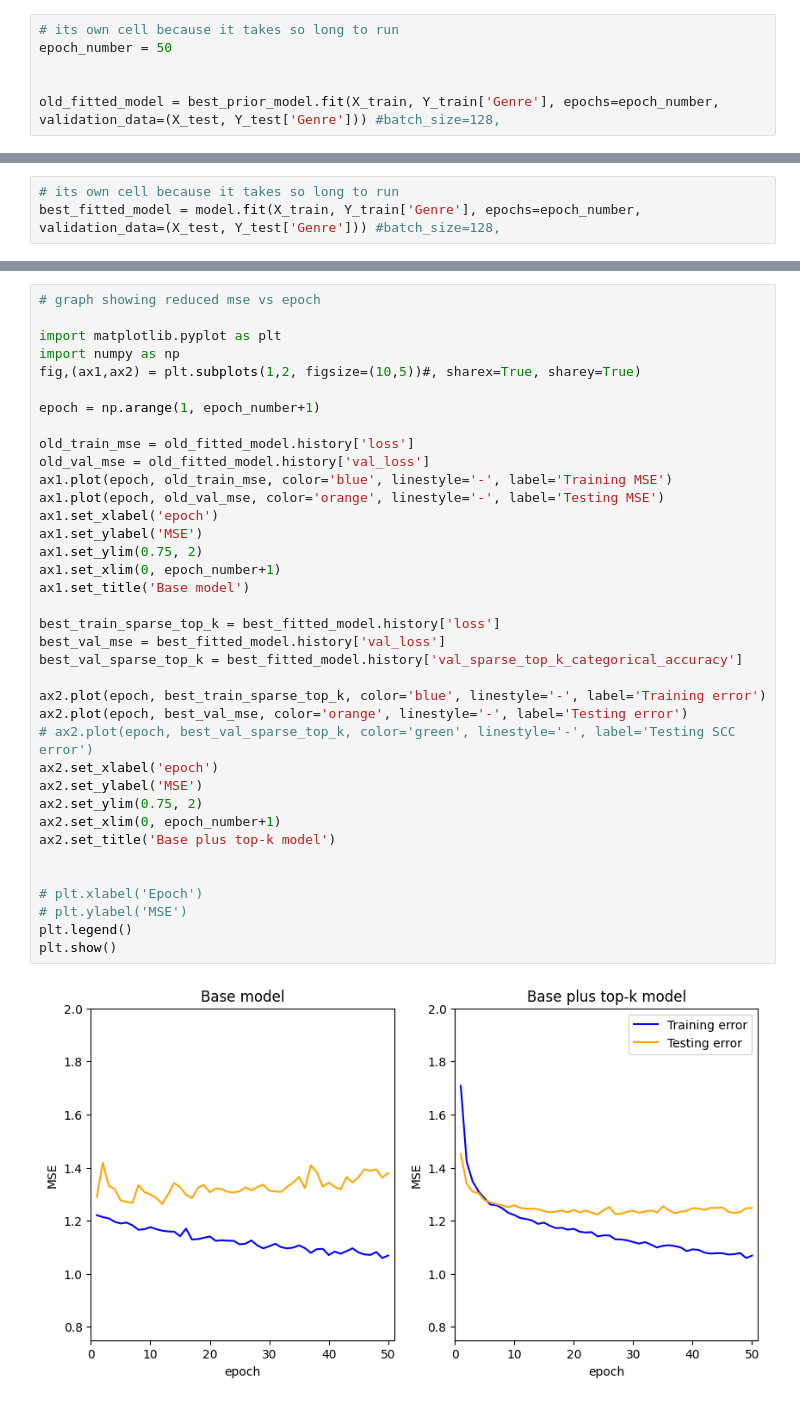
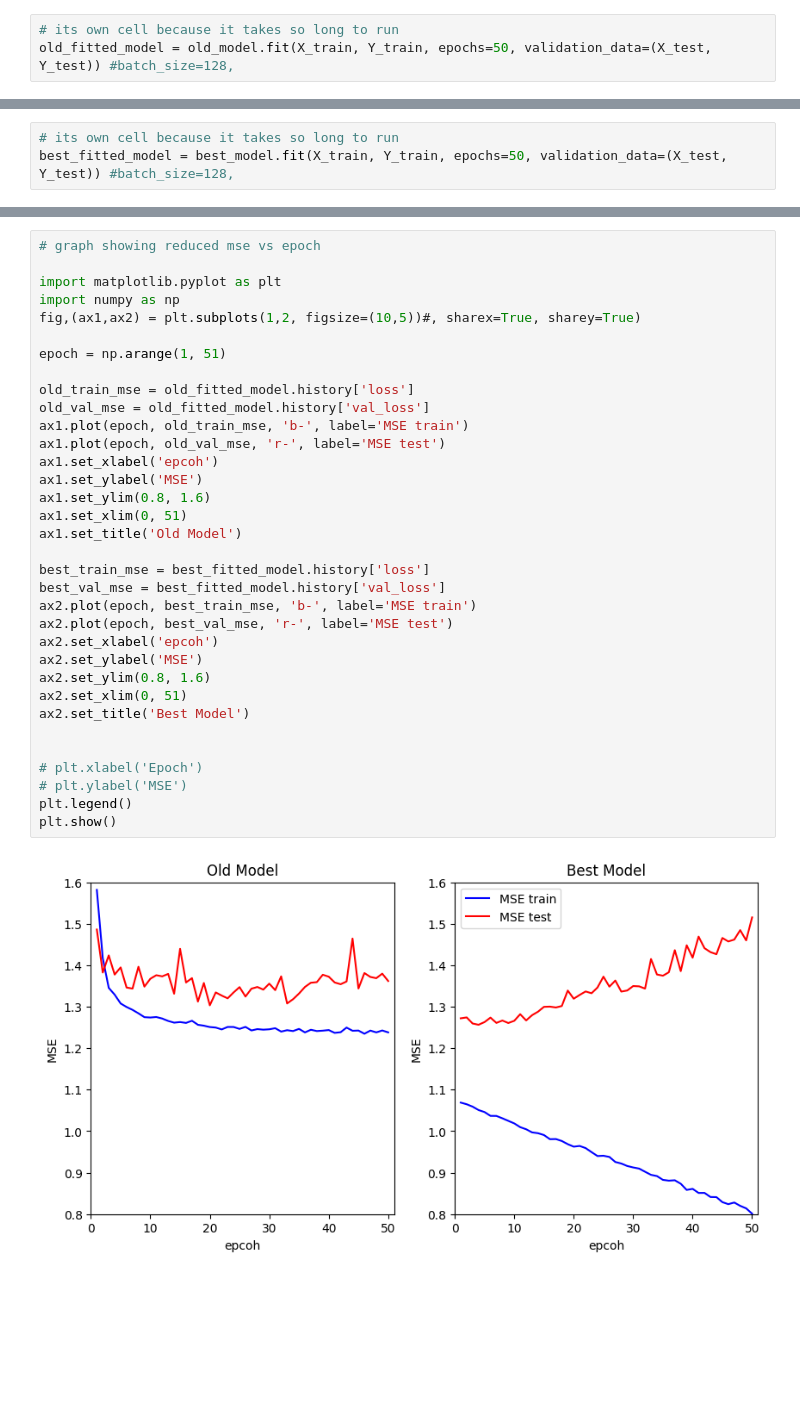
Before and after one commit to cooogus/ECS-171_Research_Project, a Jupyter notebook: models/mlp.ipynb, the cells around one changed output, grey strips where cells are left out. Drawn from its saved outputs; the diff is of its cells as text; blank space fills up the shorter version.

```diff
--- a/models/mlp.ipynb
+++ b/models/mlp.ipynb
@@ -169,8 +122,5 @@ model.compile(loss='sparse_categorical_crossentropy', optimizer=SGD(learning_rat
 # %%
 # its own cell because it takes so long to run
-epoch_number = 50
-
-
-old_fitted_model = best_prior_model.fit(X_train, Y_train['Genre'], epochs=epoch_number, validation_data=(X_test, Y_test['Genre'])) #batch_size=128,
+old_fitted_model = old_model.fit(X_train, Y_train, epochs=50, validation_data=(X_test, Y_test)) #batch_size=128,
 # %% [output]
 Epoch 1/50
@@ -193,5 +143,5 @@ Epoch 50/50
 # %%
 # its own cell because it takes so long to run
-best_fitted_model = model.fit(X_train, Y_train['Genre'], epochs=epoch_number, validation_data=(X_test, Y_test['Genre'])) #batch_size=128,
+best_fitted_model = best_model.fit(X_train, Y_train, epochs=50, validation_data=(X_test, Y_test)) #batch_size=128,
 # %% [output]
 Epoch 1/50
@@ -216,39 +164,36 @@ Plotting and comparing the models
 # %%
 # graph showing reduced mse vs epoch
 
 import matplotlib.pyplot as plt
 import numpy as np
 fig,(ax1,ax2) = plt.subplots(1,2, figsize=(10,5))#, sharex=True, sharey=True)
 
-epoch = np.arange(1, epoch_number+1)
+epoch = np.arange(1, 51)
 
 old_train_mse = old_fitted_model.history['loss']
 old_val_mse = old_fitted_model.history['val_loss']
-ax1.plot(epoch, old_train_mse, color='blue', linestyle='-', label='Training MSE')
-ax1.plot(epoch, old_val_mse, color='orange', linestyle='-', label='Testing MSE')
-ax1.set_xlabel('epoch')
+ax1.plot(epoch, old_train_mse, 'b-', label='MSE train')
+ax1.plot(epoch, old_val_mse, 'r-', label='MSE test')
+ax1.set_xlabel('epcoh')
 ax1.set_ylabel('MSE')
-ax1.set_ylim(0.75, 2)
-ax1.set_xlim(0, epoch_number+1)
-ax1.set_title('Base model')
+ax1.set_ylim(0.8, 1.6)
+ax1.set_xlim(0, 51)
+ax1.set_title('Old Model')
 
-best_train_sparse_top_k = best_fitted_model.history['loss']
+best_train_mse = best_fitted_model.history['loss']
 best_val_mse = best_fitted_model.history['val_loss']
-best_val_sparse_top_k = best_fitted_model.history['val_sparse_top_k_categorical_accuracy']
-
-ax2.plot(epoch, best_train_sparse_top_k, color='blue', linestyle='-', label='Training error')
-ax2.plot(epoch, best_val_mse, color='orange', linestyle='-', label='Testing error')
-# ax2.plot(epoch, best_val_sparse_top_k, color='green', linestyle='-', label='Testing SCC error')
-ax2.set_xlabel('epoch')
+ax2.plot(epoch, best_train_mse, 'b-', label='MSE train')
+ax2.plot(epoch, best_val_mse, 'r-', label='MSE test')
+ax2.set_xlabel('epcoh')
 ax2.set_ylabel('MSE')
-ax2.set_ylim(0.75, 2)
-ax2.set_xlim(0, epoch_number+1)
-ax2.set_title('Base plus top-k model')
+ax2.set_ylim(0.8, 1.6)
+ax2.set_xlim(0, 51)
+ax2.set_title('Best Model')
 
 
 # plt.xlabel('Epoch')
 # plt.ylabel('MSE')
 plt.legend()
 plt.show()
 # %% [output]
-[figure, old version]
+[figure, new version]
```
Also changed, not shown: parts of 19 cells of this notebook.
